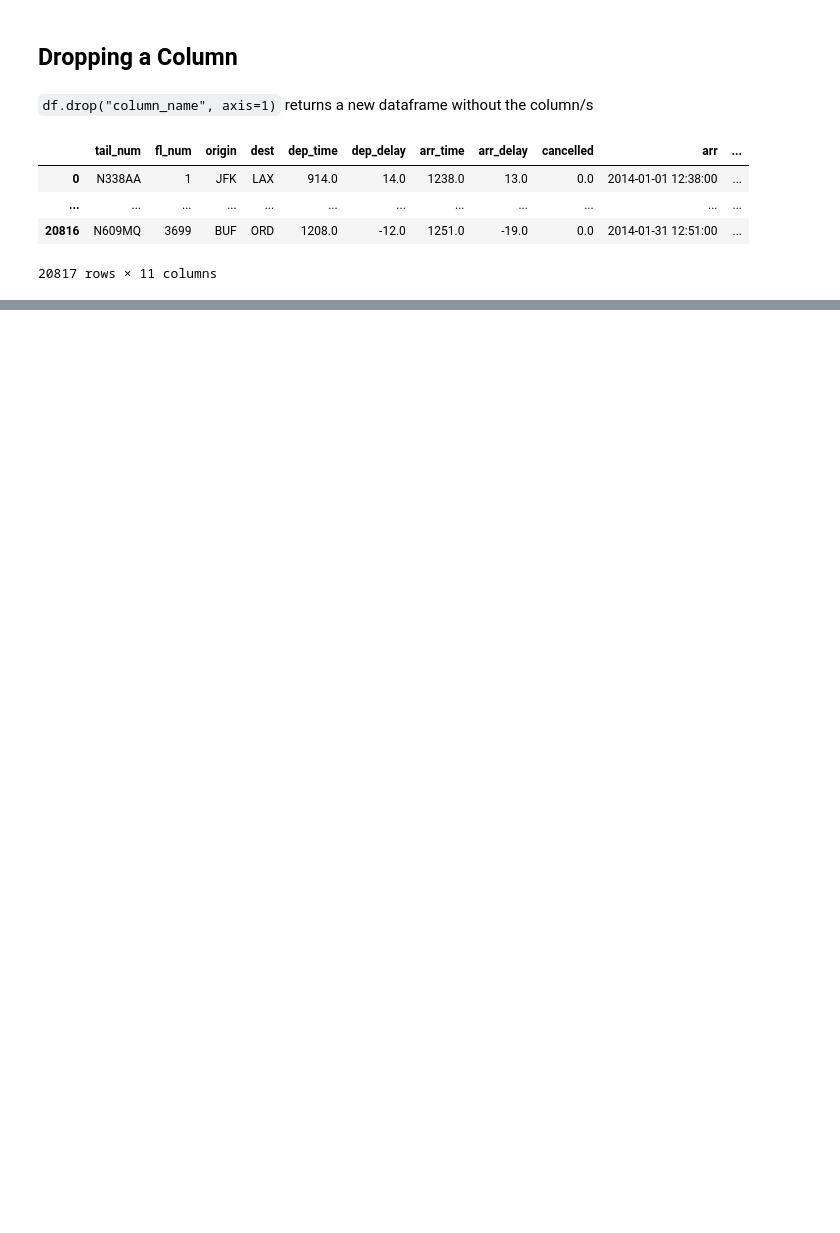
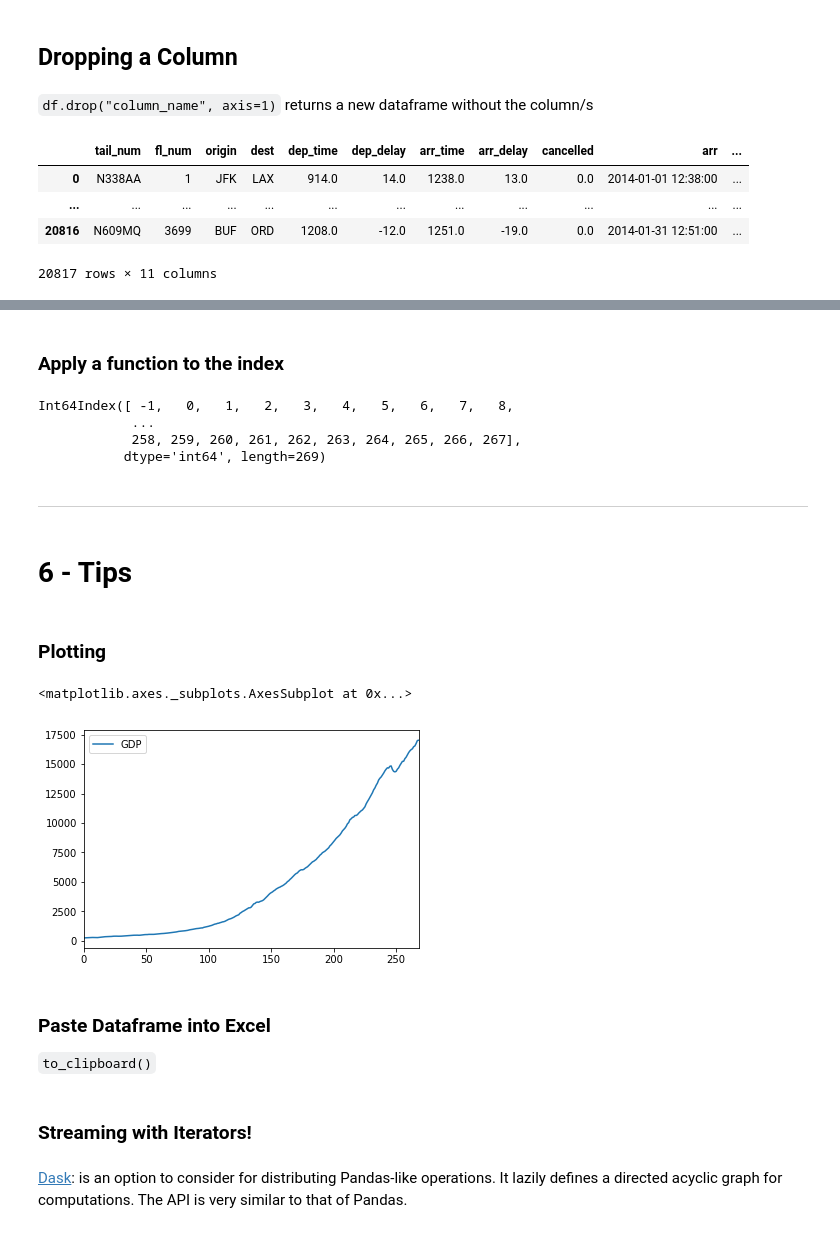
Before and after one commit to marksibrahim/recipes, a Jupyter notebook: modern-pandas/modern-pandas.ipynb, the cells around one changed output, grey strips where cells are left out. Saved outputs shown, nothing was run; the diff lists cells and outputs as text; code cells hidden in the pictures; blank space fills up the shorter version.

Commit message:
added new sections to pandas recipes

```diff
--- a/modern-pandas/modern-pandas.ipynb
+++ b/modern-pandas/modern-pandas.ipynb
@@ -77,0 +125,5 @@ flights.drop(["fl_date", "unique_carrier", "airline_id"], axis=1)
+# %%
+gdp = pd.read_csv('data/gdp.csv', index_col='DATE')
+# %%
+# remove index
+gdp = gdp.reset_index()
@@ -77,0 +229,23 @@ flights.drop(["fl_date", "unique_carrier", "airline_id"], axis=1)
+# %% [markdown]
+### Apply a function to the index
+# %%
+gdp.index.map(lambda x: x - 1)
+# %% [output]
+Int64Index([ -1,   0,   1,   2,   3,   4,   5,   6,   7,   8,
+            ...
+            258, 259, 260, 261, 262, 263, 264, 265, 266, 267],
+           dtype='int64', length=269)
+# %% [markdown]
+---
+# %% [markdown]
+# 6 - Tips
+# %% [markdown]
+### Plotting
+# %%
+gdp.plot()
+# %% [output]
+<matplotlib.axes._subplots.AxesSubplot at 0x...>
+[figure, added]
+# %% [markdown]
+### Paste Dataframe into Excel
+`to_clipboard()`
@@ -77,0 +254,4 @@ flights.drop(["fl_date", "unique_carrier", "airline_id"], axis=1)
+# %% [markdown]
+### Streaming with Iterators!
+# %% [markdown]
+[Dask](https://dask.pydata.org/en/latest/): is an option to consider for distributing Pandas-like operations. It lazily defines a directed acyclic graph for computations. The API is very similar to that of Pandas.
```
Also changed, not shown: parts of 45 cells of this notebook, 2 other files.
